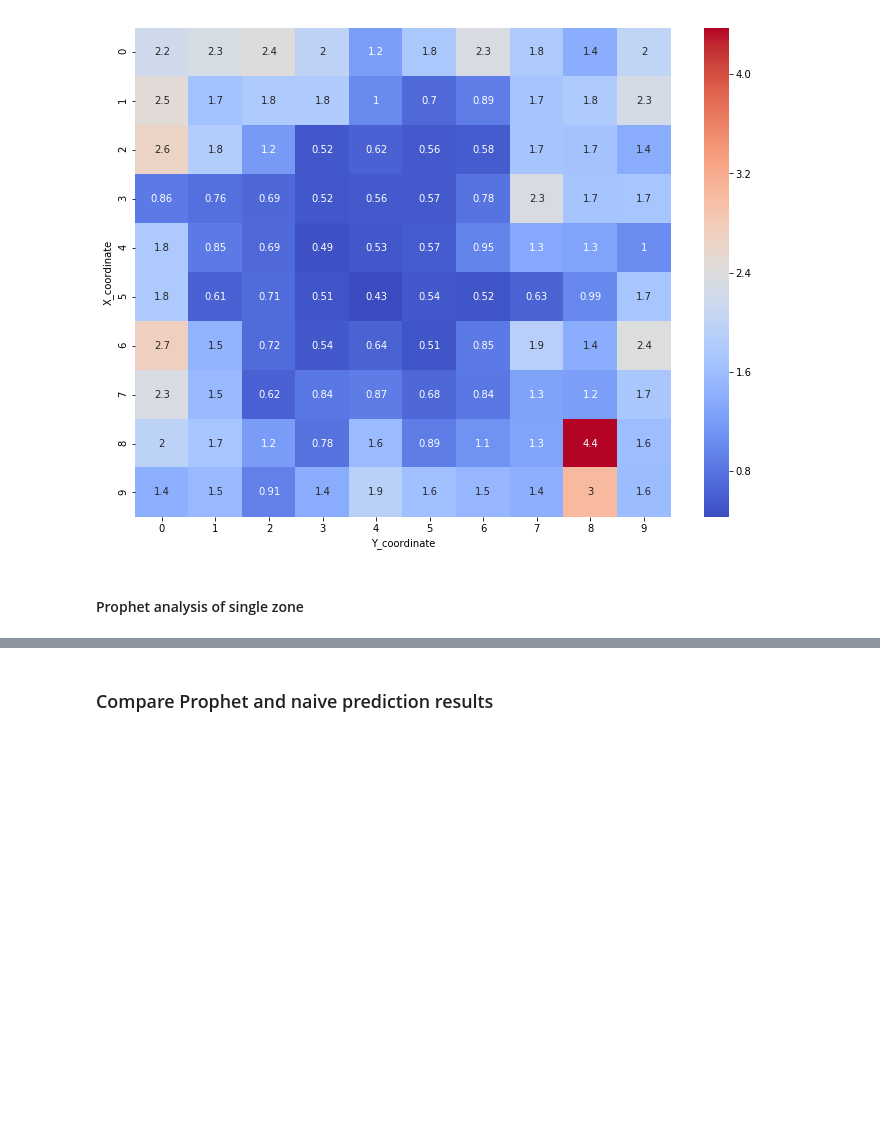
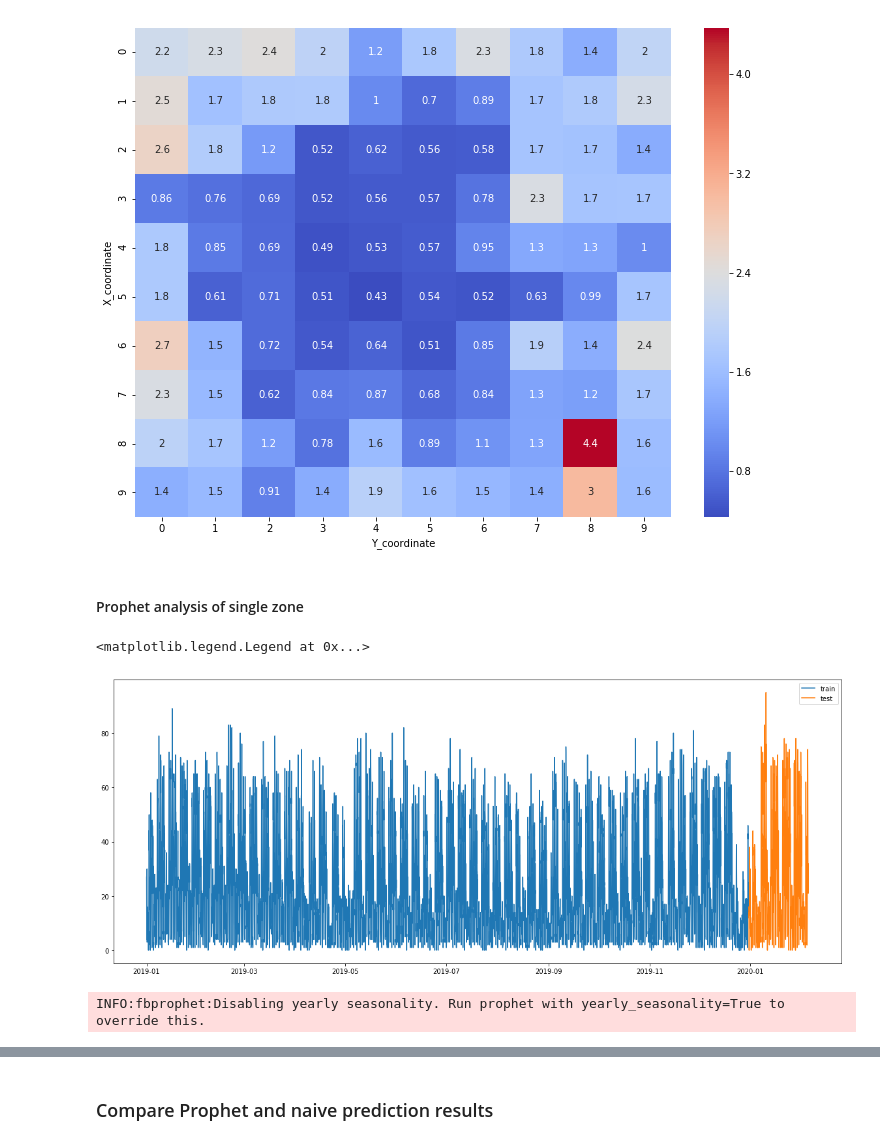
Before and after one commit to majhogee/cars_analysis, a Jupyter notebook: Analyse data for by zone separetely.ipynb, the cells around one changed output, grey strips where cells are left out. Cells and saved outputs as stored; diff of their text form; code cells hidden in the pictures; blank space fills up the shorter version.

Commit message:
Add Prophet plots for a single zone

```diff
--- a/Analyse data for by zone separetely.ipynb
+++ b/Analyse data for by zone separetely.ipynb
@@ -55,3 +55,28 @@ plot_heatmap(*prophet_xyz)
 [figure]
 # %% [markdown]
 #### Prophet analysis of single zone
+# %%
+zone_5_4_data = DataFrameDict['5_4_10_10'][['timestamp','supply']]
+# %%
+zone_5_4_data.columns = ['ds','y']
+
+zone_5_4_data = zone_5_4_data.sort_values(by=['ds'])
+# %%
+cut_date = '2019-12-31 00:00:00'
+train = zone_5_4_data[ zone_5_4_data.ds < cut_date ]
+test = zone_5_4_data[ zone_5_4_data.ds >= cut_date ]
+
+plt.figure(figsize=(20,8))
+plt.plot( train.ds, train.y, label='train' )
+plt.plot( test.ds, test.y, label='test' )
+plt.legend()
+# %% [output]
+<matplotlib.legend.Legend at 0x...>
+[figure, added]
+# %%
+m = Prophet()
+m.fit(train)
+future = m.make_future_dataframe(periods=len(test), freq='H', include_history=False)
+forecast = m.predict(future)
+# %% [output]
+INFO:fbprophet:Disabling yearly seasonality. Run prophet with yearly_seasonality=True to override this.
```
Also changed, not shown: parts of 3 cells of this notebook.
